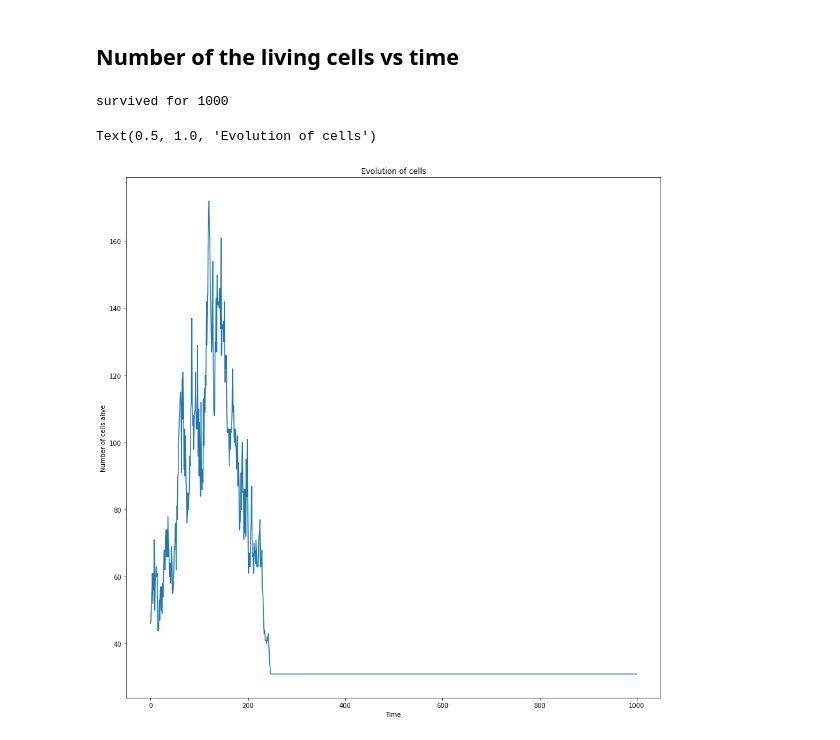
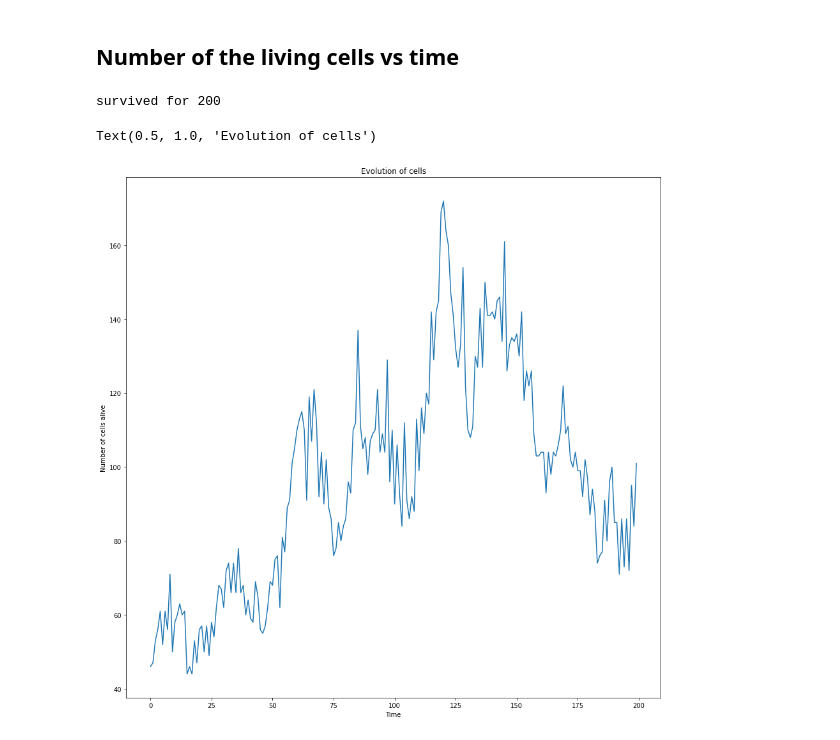
Before and after one commit to RuS2m/HPPL, a Jupyter notebook: HW9/Conway's Game of Life 9.ipynb, the cells around one changed output. Drawn from its saved outputs; the diff is of its cells as text; code cells hidden in the pictures.

```diff
--- a/HW9/Conway's Game of Life 9.ipynb
+++ b/HW9/Conway's Game of Life 9.ipynb
@@ -244,33 +281,33 @@ np.array([
  [0,0,0,0,0,0,0,0,0,0,0,0,0,0,0,0,0,0,0,0,0,0,0,0,0,0,0,0,0,0,0,0,0,0,0,0],
  [0,0,0,0,0,0,0,0,0,0,0,0,0,0,0,0,0,0,0,0,0,0,0,0,0,0,0,0,0,0,0,0,0,0,0,0],
  [0,0,0,0,0,0,0,0,0,0,0,0,0,0,0,0,0,0,0,0,0,0,0,0,1,0,0,0,0,0,0,0,0,0,0,0],
  [0,0,0,0,0,0,0,0,0,0,0,0,0,0,0,0,0,0,0,0,0,0,1,0,1,0,0,0,0,0,0,0,0,0,0,0],
  [0,0,0,0,0,0,0,0,0,0,0,0,1,1,0,0,0,0,0,0,1,1,0,0,0,0,0,0,0,0,0,0,0,0,1,1],
  [0,0,0,0,0,0,0,0,0,0,0,1,0,0,0,1,0,0,0,0,1,1,0,0,0,0,0,0,0,0,0,0,0,0,1,1],
  [1,1,0,0,0,0,0,0,0,0,1,0,0,0,0,0,1,0,0,0,1,1,0,0,0,0,0,0,0,0,0,0,0,0,0,0],
  [1,1,0,0,0,0,0,0,0,0,1,0,0,0,1,0,1,1,0,0,0,0,1,0,1,0,0,0,0,0,0,0,0,0,0,0],
  [0,0,0,0,0,0,0,0,0,0,1,0,0,0,0,0,1,0,0,0,0,0,0,0,1,0,0,0,0,0,0,0,0,0,0,0],
  [0,0,0,0,0,0,0,0,0,0,0,1,0,0,0,1,0,0,0,0,0,0,0,0,0,0,0,0,0,0,0,0,0,0,0,0],
  [0,0,0,0,0,0,0,0,0,0,0,0,1,1,0,0,0,0,0,0,0,0,0,0,0,0,0,0,0,0,0,0,0,0,0,0],
  [0,0,0,0,0,0,0,0,0,0,0,0,0,0,0,0,0,0,0,0,0,0,0,0,0,0,0,0,0,0,0,0,0,0,0,0],
  [0,0,0,0,0,0,0,0,0,0,0,0,0,0,0,0,0,0,0,0,0,0,0,0,0,0,0,0,0,0,0,0,0,0,0,0],
  [0,0,0,0,0,0,0,0,0,0,0,0,0,0,0,0,0,0,0,0,0,0,0,0,0,0,0,0,0,0,0,0,0,0,0,0],
  [0,0,0,0,0,0,0,0,0,0,0,0,0,0,0,0,0,0,0,0,0,0,0,0,0,0,0,0,0,0,0,0,0,0,0,0],
  [0,0,0,0,0,0,0,0,0,0,0,0,0,0,0,0,0,0,0,0,0,0,0,0,0,0,0,0,0,0,0,0,0,0,0,0],
  [0,0,0,0,0,0,0,0,0,0,0,0,0,0,0,0,0,0,0,0,0,0,0,0,0,0,0,0,0,0,0,0,0,0,0,0],
  [0,0,0,0,0,0,0,0,0,0,0,0,0,0,0,0,0,0,0,0,0,0,0,0,0,0,0,0,0,0,0,0,0,0,0,0],
  [0,0,0,0,0,0,0,0,0,0,0,0,0,0,0,0,0,0,0,0,0,0,0,0,0,0,0,0,0,0,0,0,0,0,0,0],
  [0,0,0,0,0,0,0,0,0,0,0,0,0,0,0,0,0,0,0,0,0,0,0,0,0,0,0,0,0,0,0,0,0,0,0,0],
  [0,0,0,0,0,0,0,0,0,0,0,0,0,0,0,0,0,0,0,0,0,0,0,0,0,0,0,0,0,0,0,0,0,0,0,0]
 ])
 
-alife = game_of_life(glider_gun_with_two_conditions, 1000, None)
+alife = game_of_life(glider_gun_with_two_conditions, 200, None)
 fig, ax = plt.subplots(figsize=(15, 15))
 ax.plot(alife)
 plt.ylabel('Number of cells alive')
 plt.xlabel('Time')
 plt.title('Evolution of cells')
 # %% [output]
-survived for 1000
+survived for 200
 Text(0.5, 1.0, 'Evolution of cells')
-[figure, old version]
+[figure, new version]
```
Also changed, not shown: parts of 6 cells of this notebook, 4 other files.
